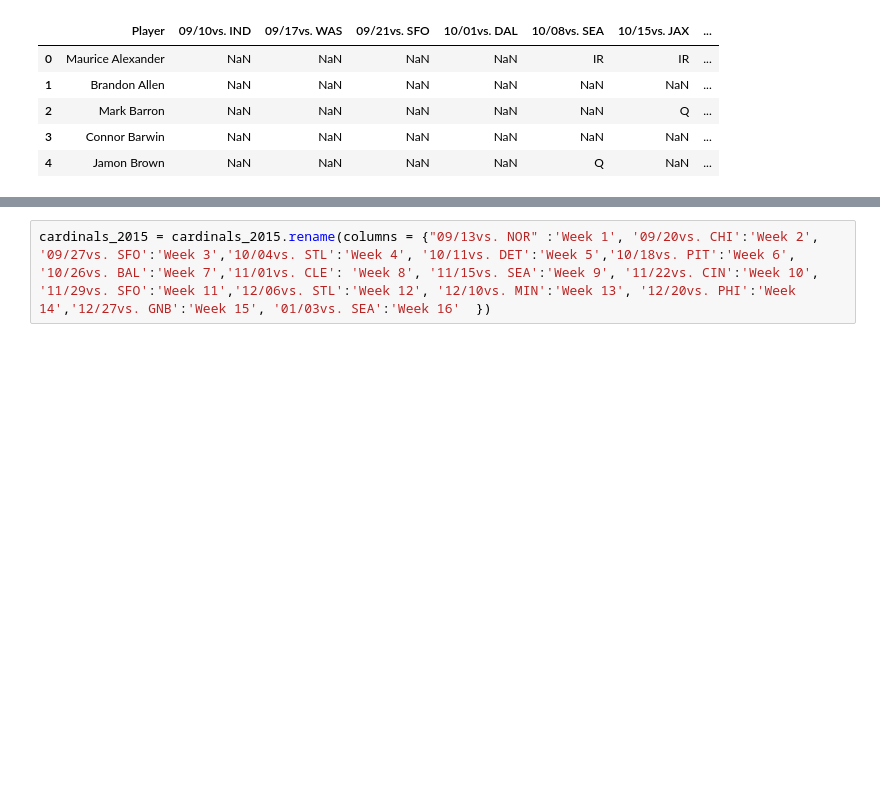
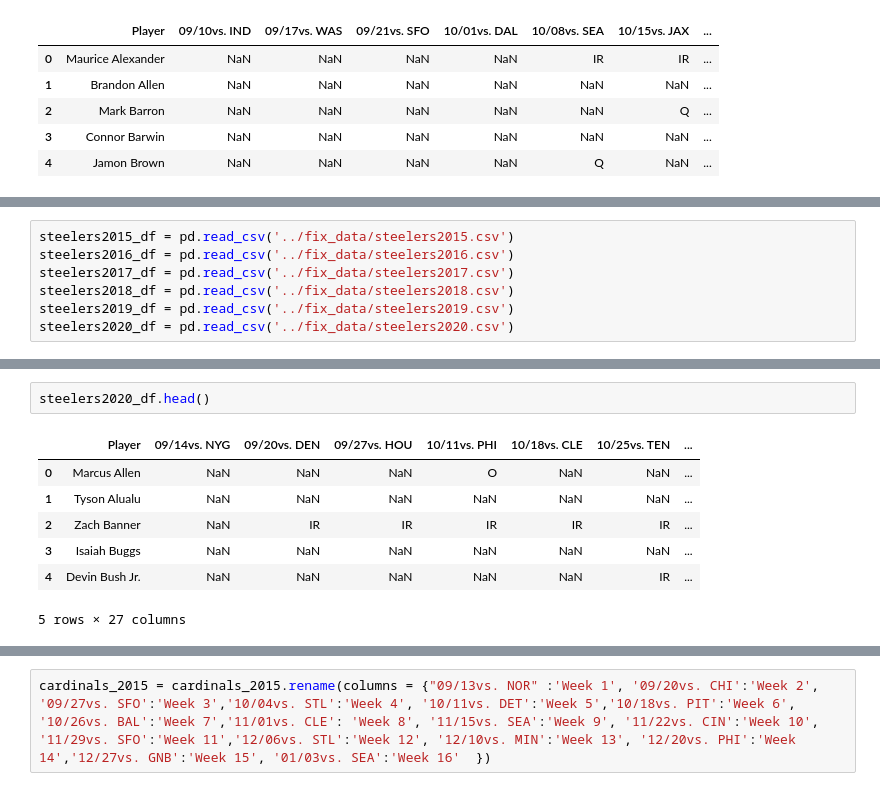
Before and after one commit to ClintNanney/Capstone, a Jupyter notebook: notebooks/capstone eda.ipynb, the cells around one changed output, grey strips where cells are left out. Drawn from its saved outputs; the diff is of its cells as text; blank space fills up the shorter version.

```diff
--- a/notebooks/capstone eda.ipynb
+++ b/notebooks/capstone eda.ipynb
@@ -778,0 +1178,7 @@ cardinals_2015
+# %%
+steelers2015_df = pd.read_csv('../fix_data/steelers2015.csv')
+steelers2016_df = pd.read_csv('../fix_data/steelers2016.csv')
+steelers2017_df = pd.read_csv('../fix_data/steelers2017.csv')
+steelers2018_df = pd.read_csv('../fix_data/steelers2018.csv')
+steelers2019_df = pd.read_csv('../fix_data/steelers2019.csv')
+steelers2020_df = pd.read_csv('../fix_data/steelers2020.csv')
@@ -778,0 +1242,10 @@ cardinals_2015
+# %%
+steelers2020_df.head()
+# %% [output]
+|  | Player | 09/14vs. NYG | 09/20vs. DEN | 09/27vs. HOU | 10/11vs. PHI | 10/18vs. CLE | 10/25vs. TEN | ... |
+| 0 | Marcus Allen | NaN | NaN | NaN | O | NaN | NaN | ... |
+| 1 | Tyson Alualu | NaN | NaN | NaN | NaN | NaN | NaN | ... |
+| 2 | Zach Banner | NaN | IR | IR | IR | IR | IR | ... |
+| 3 | Isaiah Buggs | NaN | NaN | NaN | NaN | NaN | NaN | ... |
+| 4 | Devin Bush Jr. | NaN | NaN | NaN | NaN | NaN | IR | ... |
+5 rows × 27 columns
```
Also changed, not shown: parts of 61 cells of this notebook.
